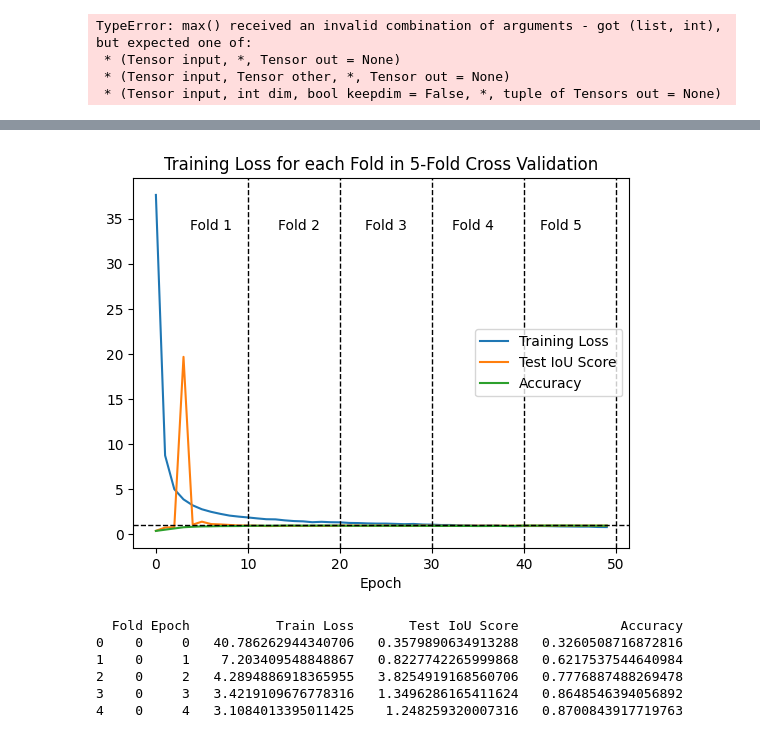
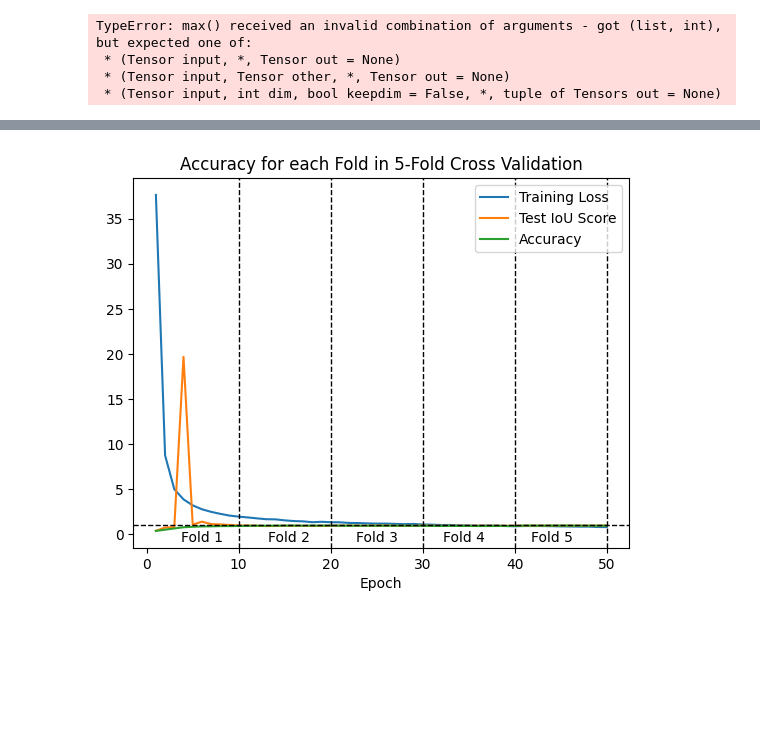
Before and after one commit to nnvu-fit/iusai-project, a Jupyter notebook: faster-rcnn.ipynb, the cells around one changed output, grey strips where cells are left out. Cells and saved outputs as stored; diff of their text form; code cells hidden in the pictures; blank space fills up the shorter version.

```diff
--- a/faster-rcnn.ipynb
+++ b/faster-rcnn.ipynb
@@ -170,6 +170,25 @@ import pandas as pd
 log_data = csv.DictReader(StringIO(''.join(log_data)))
 log_data = pd.DataFrame(log_data)
 
-# print the first 5 rows of the DataFrame
-print(log_data.head())
+log_data['Train Loss'] = log_data['Train Loss'].str.rstrip('%').astype('float')
+# turn the Test IoU and Accuracy columns into percentages values
+log_data['Test IoU Score'] = log_data['Test IoU Score'].str.rstrip('%').astype('float') * 100.0
+log_data['Accuracy'] = log_data['Accuracy'].str.rstrip('%').astype('float') * 100.0
+# round the values of the columns to 2 decimal places
+log_data = log_data.round(2)
+
+
+# print the records of Epochs 0 and 9 each Fold sequentially
+epoch_0 = log_data[log_data['Epoch'] == '0']
+epoch_9 = log_data[log_data['Epoch'] == '9']
+
+epoch_0_and_9 = []
+for i in range(5):
+    epoch_0_and_9.append(epoch_0[epoch_0['Fold'] == str(i)])
+    epoch_0_and_9.append(epoch_9[epoch_9['Fold'] == str(i)])
+
+# print the records in a tabular format without the index and the column names in csv format
+for i in range(0, len(epoch_0_and_9), 2):
+    print(epoch_0_and_9[i].to_csv(index=False, header=False, sep='\t'))
+    print(epoch_0_and_9[i+1].to_csv(index=False, header=False, sep='\t'))
 # %% [output]
@@ -182,54 +214,33 @@ print(log_data.head())
 # %%
 # display chart of the training loss
 import matplotlib.pyplot as plt
 import numpy as np
 
 # plot the training loss for each fold in the same plot for comparison
 train_loss = [float(loss) for loss in log_data['Train Loss']]
 iou_score = [float(loss) for loss in log_data['Test IoU Score']]
 accuracy = [float(loss) for loss in log_data['Accuracy']]
+
+log_data_length = log_data.__len__()
+scale_x = [r + 1 for r in np.arange(log_data_length)]
 # convert the string values to float
-plt.plot(range(log_data.__len__()), train_loss, label='Training Loss')
-plt.plot(range(log_data.__len__()), iou_score, label='Test IoU Score')
-plt.plot(range(log_data.__len__()), accuracy, label='Accuracy')
+plt.plot(scale_x, train_loss, label='Training Loss')
+plt.plot(scale_x, iou_score, label='Test IoU Score')
+plt.plot(scale_x, accuracy, label='Accuracy')
 
 for i in range(5):
     # draw the line x=(i+1)*10
     plt.axvline((i+1)*10, color='black', lw=1, ls='--')
     # draw the text 'Fold i' between x=(i*10+1) and x=(i+1)*10 on top of the area
-    plt.text((i*10+1)+(10-i)/2, 35, f'Fold {i+1}', horizontalalignment='center', verticalalignment='top')
+    plt.text((i*10+1)+(10-i)/2, 0.4, f'Fold {i+1}', horizontalalignment='center', verticalalignment='top')
 
 # draw the line y=0
 plt.axhline(1, color='black', lw=1, ls='--')
 
 plt.xlabel('Epoch')
 
-plt.title('Training Loss for each Fold in 5-Fold Cross Validation')
+plt.title('Accuracy for each Fold in 5-Fold Cross Validation')
 plt.legend()
 plt.show()
 # %% [output]
-[figure, old version]
+[figure, new version]
-# %%
-log_file_path = 'logs/faster_rcnn/faster-rcnn_80-20.log'
-
-with open(log_file_path, 'r') as file:
-    log_data = file.readlines()
-
-# transform log_data into objects using csv.DictReader
-import csv
-from io import StringIO
-import pandas as pd
-
-# convert the log data into a pandas DataFrame from the csv.DictReader object
-log_data = csv.DictReader(StringIO(''.join(log_data)))
-log_data = pd.DataFrame(log_data)
-
-# print the first 5 rows of the DataFrame
-print(log_data.head())
-# %% [output]
-  Fold Epoch           Train Loss       Test IoU Score             Accuracy
-0    0     0   40.786262944340706   0.3579890634913288   0.3260508716872816
-1    0     1    7.203409548848867   0.8227742265999868   0.6217537544640984
-2    0     2   4.2894886918365955   3.8254919168560706   0.7776887488269478
-3    0     3   3.4219109676778316   1.3496286165411624   0.8648546394056892
-4    0     4   3.1084013395011425    1.248259320007316   0.8700843917719763
```
Also changed, not shown: parts of 3 cells of this notebook, 3 other files.
